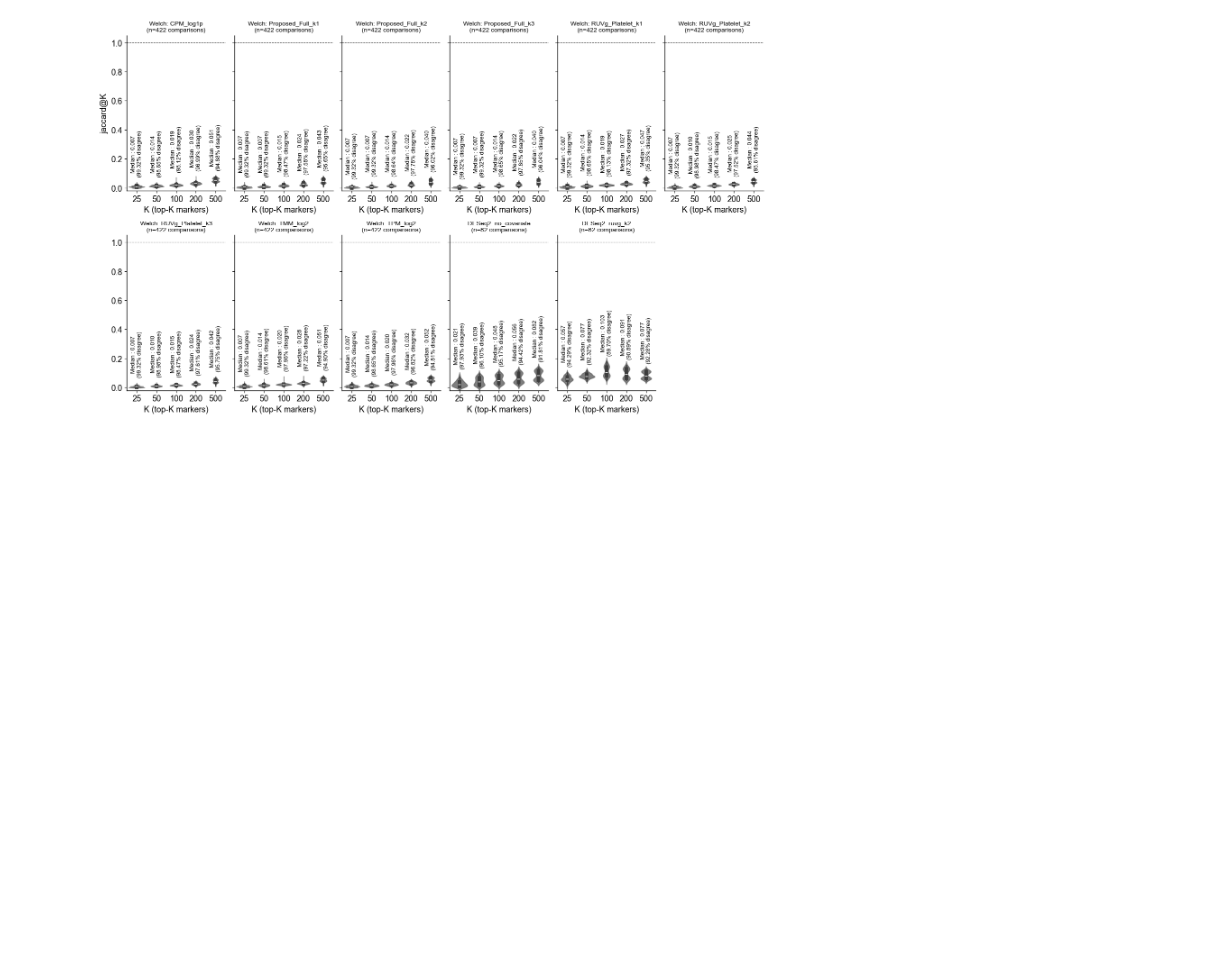
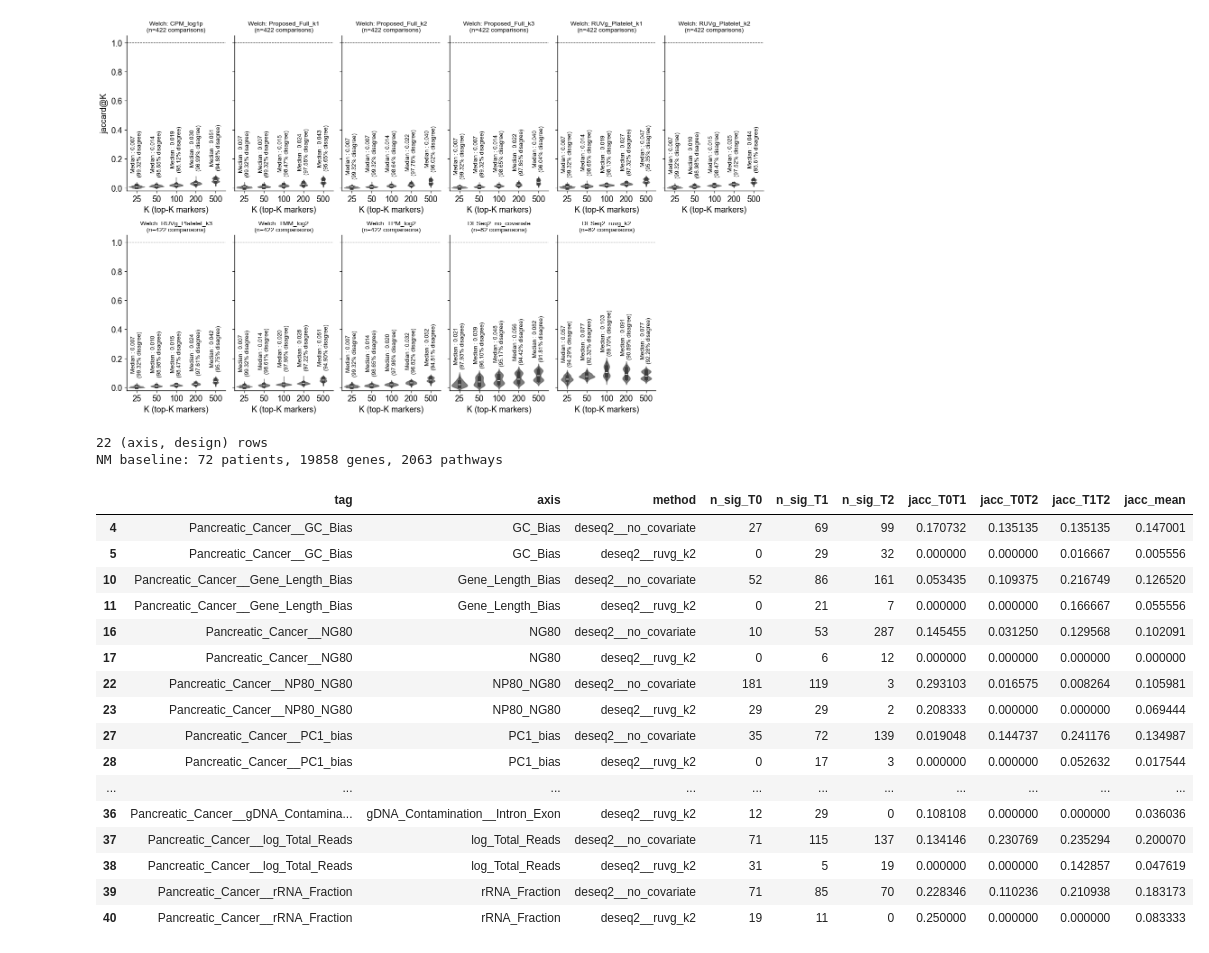
Before and after one commit to jmj3078/cfRNA_Disentaglement, a Jupyter notebook: EDA/9_control_composition_review.ipynb, the cells around one changed output. Drawn from its saved outputs; the diff is of its cells as text; code cells hidden in the pictures; blank space fills up the shorter version.

Commit message:
final : control split variation result

```diff
--- a/EDA/9_control_composition_review.ipynb
+++ b/EDA/9_control_composition_review.ipynb
@@ -295,3 +295,39 @@ plt.savefig(config.CTRL_COMP_FIG_DIR / 'headline_jaccard_floor_all_conditions.pn
 plt.show()
 # %% [output]
 [figure]
+# %%
+gsea_summary = pd.read_csv(config.CTRL_COMP_DIR / 'gsea_split_jaccard' / 'summary.csv')
+gsea_deseq2 = gsea_summary[gsea_summary['method'].str.startswith('deseq2')]
+print(f"{len(gsea_deseq2)} (axis, design) rows")
+# detail (per-split full GSEA table, e.g. NES/FDR per pathway) for one condition:
+# pd.read_csv(config.CTRL_COMP_DIR / 'gsea_split_jaccard' / 'detail' /
+#             'Pancreatic_Cancer__PC1_bias__deseq2__ruvg_k2__T0.csv.gz')
+
+import pickle
+nm_sig = pickle.load(open(config.ROOT / 'MixedEffectsModeling' / 'PathwayConvergence' /
+                          'Pancreatic_Cancer' / 'sig.pkl', 'rb'))
+gene_sig, path_sig, terms = nm_sig['gene_sig'], nm_sig['path_sig'], nm_sig['terms']
+print(f"NM baseline: {gene_sig.shape[0]} patients, {gene_sig.shape[1]} genes, {path_sig.shape[1]} pathways")
+# %% [output]
+22 (axis, design) rows
+NM baseline: 72 patients, 19858 genes, 2063 pathways
+# %%
+gsea_deseq2
+# %% [output]
+|  | tag | axis | method | n_sig_T0 | n_sig_T1 | n_sig_T2 | jacc_T0T1 | jacc_T0T2 | jacc_T1T2 | jacc_mean |
+| 4 | Pancreatic_Cancer__GC_Bias | GC_Bias | deseq2__no_covariate | 27 | 69 | 99 | 0.170732 | 0.135135 | 0.135135 | 0.147001 |
+| 5 | Pancreatic_Cancer__GC_Bias | GC_Bias | deseq2__ruvg_k2 | 0 | 29 | 32 | 0.000000 | 0.000000 | 0.016667 | 0.005556 |
+| 10 | Pancreatic_Cancer__Gene_Length_Bias | Gene_Length_Bias | deseq2__no_covariate | 52 | 86 | 161 | 0.053435 | 0.109375 | 0.216749 | 0.126520 |
+| 11 | Pancreatic_Cancer__Gene_Length_Bias | Gene_Length_Bias | deseq2__ruvg_k2 | 0 | 21 | 7 | 0.000000 | 0.000000 | 0.166667 | 0.055556 |
+| 16 | Pancreatic_Cancer__NG80 | NG80 | deseq2__no_covariate | 10 | 53 | 287 | 0.145455 | 0.031250 | 0.129568 | 0.102091 |
+| 17 | Pancreatic_Cancer__NG80 | NG80 | deseq2__ruvg_k2 | 0 | 6 | 12 | 0.000000 | 0.000000 | 0.000000 | 0.000000 |
+| 22 | Pancreatic_Cancer__NP80_NG80 | NP80_NG80 | deseq2__no_covariate | 181 | 119 | 3 | 0.293103 | 0.016575 | 0.008264 | 0.105981 |
+| 23 | Pancreatic_Cancer__NP80_NG80 | NP80_NG80 | deseq2__ruvg_k2 | 29 | 29 | 2 | 0.208333 | 0.000000 | 0.000000 | 0.069444 |
+| 27 | Pancreatic_Cancer__PC1_bias | PC1_bias | deseq2__no_covariate | 35 | 72 | 139 | 0.019048 | 0.144737 | 0.241176 | 0.134987 |
+| 28 | Pancreatic_Cancer__PC1_bias | PC1_bias | deseq2__ruvg_k2 | 0 | 17 | 3 | 0.000000 | 0.000000 | 0.052632 | 0.017544 |
+| ... | ... | ... | ... | ... | ... | ... | ... | ... | ... | ... |
+| 36 | Pancreatic_Cancer__gDNA_Contamina... | gDNA_Contamination__Intron_Exon | deseq2__ruvg_k2 | 12 | 29 | 0 | 0.108108 | 0.000000 | 0.000000 | 0.036036 |
+| 37 | Pancreatic_Cancer__log_Total_Reads | log_Total_Reads | deseq2__no_covariate | 71 | 115 | 137 | 0.134146 | 0.230769 | 0.235294 | 0.200070 |
+| 38 | Pancreatic_Cancer__log_Total_Reads | log_Total_Reads | deseq2__ruvg_k2 | 31 | 5 | 19 | 0.000000 | 0.000000 | 0.142857 | 0.047619 |
+| 39 | Pancreatic_Cancer__rRNA_Fraction | rRNA_Fraction | deseq2__no_covariate | 71 | 85 | 70 | 0.228346 | 0.110236 | 0.210938 | 0.183173 |
+| 40 | Pancreatic_Cancer__rRNA_Fraction | rRNA_Fraction | deseq2__ruvg_k2 | 19 | 11 | 0 | 0.250000 | 0.000000 | 0.000000 | 0.083333 |
```
Also changed, not shown: parts of 1 cell of this notebook, 1 other file.
